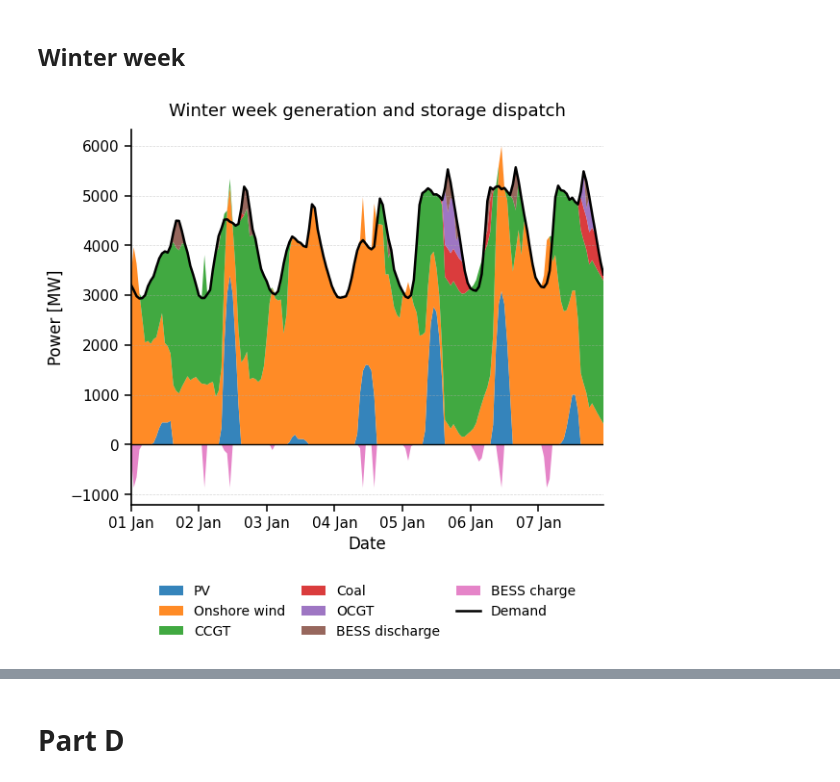
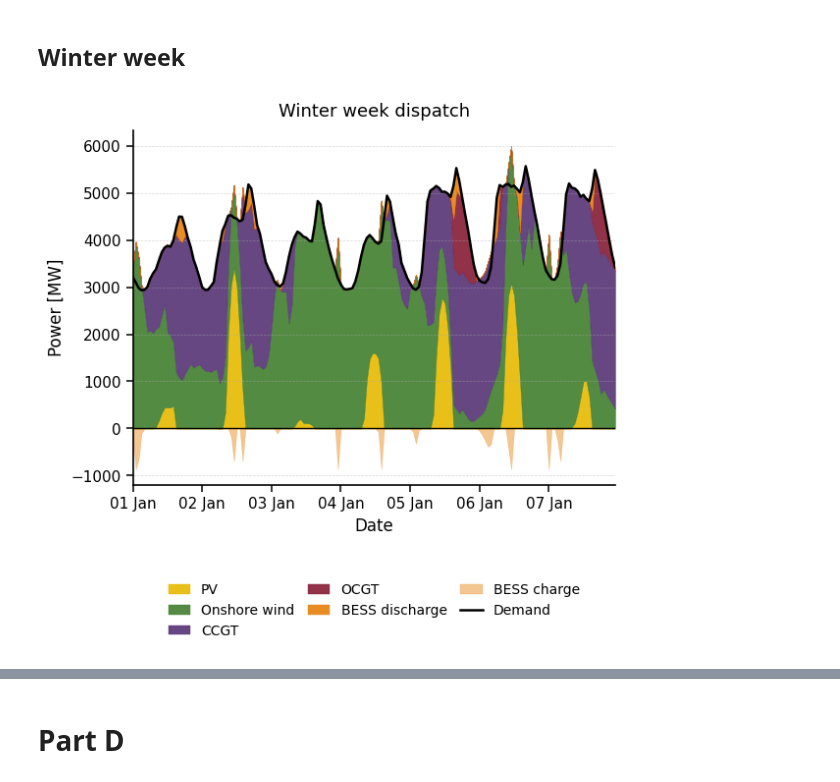
Before and after one commit to martinsiitam/ieg-spring-2026, a Jupyter notebook: oscar/projectv1.ipynb, the cells around one changed output, grey strips where cells are left out. Drawn from its saved outputs; the diff is of its cells as text; code cells hidden in the pictures.

```diff
--- a/oscar/projectv1.ipynb
+++ b/oscar/projectv1.ipynb
@@ -1095,7 +1189,7 @@ n1.add(
     "DKCoal",
     bus="DK",
     carrier="Coal",
-    p_nom_extendable=False,
+    p_nom_extendable=True,
     p_nom=650,
     marginal_cost=coal_marginal_cost,
     capital_cost=annualised_coal_capex + coal_opex,
@@ -1180,6 +1282,22 @@ if capacity_factor_year is not None:
 else:
     start_date = pd.Timestamp("2015-01-01 00:00:00")
     end_date   = pd.Timestamp("2015-01-07 23:00:00")
+
+# -----------------------------
+# Fixed color map
+# -----------------------------
+tech_colors = {
+    "PV": "#E7B800",
+    "Onshore wind": "#407E2D",
+    "Offshore wind": "#A00078",
+    "Biomass CHP": "#8C564B",
+    "CCGT": "#553375",
+    "OCGT": "#851B35",
+    "Coal": "#7E8083",
+    "Oil": "#272727",
+    "BESS": "#E6810E",
+    "Demand": "#000000",
+}
 
 # -----------------------------
 # GENERATORS
@@ -1194,19 +1312,17 @@ dispatch_nice = dispatch.rename(
 )
 dispatch_nice = dispatch_nice.T.groupby(level=0).sum().T
 
-# Marginal cost ordering
-cost_df = n1.generators[["carrier", "marginal_cost"]].copy()
-cost_df["nice_name"] = cost_df["carrier"].map(n1.carriers.nice_name)
-cost_by_tech = cost_df.groupby("nice_name")["marginal_cost"].mean()
-tech_order = cost_by_tech.sort_values().index.tolist()
-
-tech_order = [c for c in tech_order if c in dispatch_nice.columns]
+# Fixed plotting order
+preferred_order = [
+    "PV", "Onshore wind", "Offshore wind",
+    "Biomass CHP", "CCGT", "OCGT", "Coal", "Oil"
+]
+tech_order = [c for c in preferred_order if c in dispatch_nice.columns]
 dispatch_nice = dispatch_nice[tech_order]
 
 # -----------------------------
 # STORAGE UNITS
 # -----------------------------
-# Positive = discharge, negative = charge
 storage_p = n1.storage_units_t.p.copy()
 
 if not storage_p.empty:
@@ -1239,22 +1355,23 @@ storage_charge_plot.index = pd.to_datetime(storage_charge_plot.index)
 # -----------------------------
 # Plot
 # -----------------------------
-fig, ax = plt.subplots(figsize=(6.2, 6.2))   # same square paper-friendly style
-
+fig, ax = plt.subplots(figsize=(6.2, 6.2))
 x = dispatch_plot.index
 
 # Positive stack: generators
 pos_cum = np.zeros(len(x))
-for col in dispatch_plot.columns:
-    y = dispatch_plot[col].to_numpy()
-    if np.any(np.abs(y) > 1e-9):
-        ax.fill_between(
-            x, pos_cum, pos_cum + y,
-            alpha=0.90,
-            linewidth=0.3,
-            label=col
-        )
-        pos_cum = pos_cum + y
+for col in tech_order:
+    if col in dispatch_plot.columns:
+        y = dispatch_plot[col].to_numpy()
+        if np.any(np.abs(y) > 1e-9):
+            ax.fill_between(
+                x, pos_cum, pos_cum + y,
+                color=tech_colors.get(col, "#999999"),
+                alpha=0.90,
+                linewidth=0.3,
+                label=col
+            )
+            pos_cum = pos_cum + y
 
 # Positive stack: storage discharge
 for col in storage_discharge_plot.columns:
@@ -1262,6 +1379,7 @@ for col in storage_discharge_plot.columns:
     if np.any(np.abs(y) > 1e-9):
         ax.fill_between(
             x, pos_cum, pos_cum + y,
+            color=tech_colors["BESS"],
             alpha=0.90,
             linewidth=0.3,
             label=f"{col} discharge"
@@ -1271,11 +1389,12 @@ for col in storage_discharge_plot.columns:
 # Negative stack: storage charge
 neg_cum = np.zeros(len(x))
 for col in storage_charge_plot.columns:
-    y = storage_charge_plot[col].to_numpy()   # negative or zero
+    y = storage_charge_plot[col].to_numpy()
     if np.any(np.abs(y) > 1e-9):
         ax.fill_between(
             x, neg_cum, neg_cum + y,
-            alpha=0.90,
+            color=tech_colors["BESS"],
+            alpha=0.45,
             linewidth=0.3,
             label=f"{col} charge"
         )
@@ -1285,43 +1404,38 @@ for col in storage_charge_plot.columns:
 ax.plot(
     demand_plot.index,
     demand_plot.to_numpy(),
-    color="black",
+    color=tech_colors["Demand"],
     linewidth=1.8,
     label="Demand",
     zorder=5
 )
 
-# Zero line
 ax.axhline(0, color="black", linewidth=1.0)
 
-# X-axis: daily ticks only, same style as before
 ax.xaxis.set_major_locator(mdates.DayLocator())
 ax.xaxis.set_major_formatter(mdates.DateFormatter("%d %b"))
 plt.setp(ax.get_xticklabels(), rotation=0, ha="center")
 
-# Labels and title
 ax.set_ylabel("Power [MW]")
 ax.set_xlabel("Date")
-ax.set_title("Winter week generation and storage dispatch", pad=10)
+ax.set_title("Winter week dispatch", pad=10)
 
-# Clean styling
 ax.margins(x=0)
 ax.spines["top"].set_visible(False)
 ax.spines["right"].set_visible(False)
 ax.grid(axis="y", linestyle="--", linewidth=0.5, alpha=0.5)
 
-# Legend below plot, same style as before
 ax.legend(
     loc="upper center",
-    bbox_to_anchor=(0.5, -0.18),
+    bbox_to_anchor=(0.5, -0.24),
     ncol=3,
     frameon=False,
-    handlelength=1.8,
-    columnspacing=1.2
+    handlelength=1.6,
+    columnspacing=1.0
 )
 
 fig.tight_layout()
 plt.show()
 # %% [output]
-[figure, old version]
+[figure, new version]
 # %% [markdown]
```
Also changed, not shown: parts of 37 cells of this notebook.
